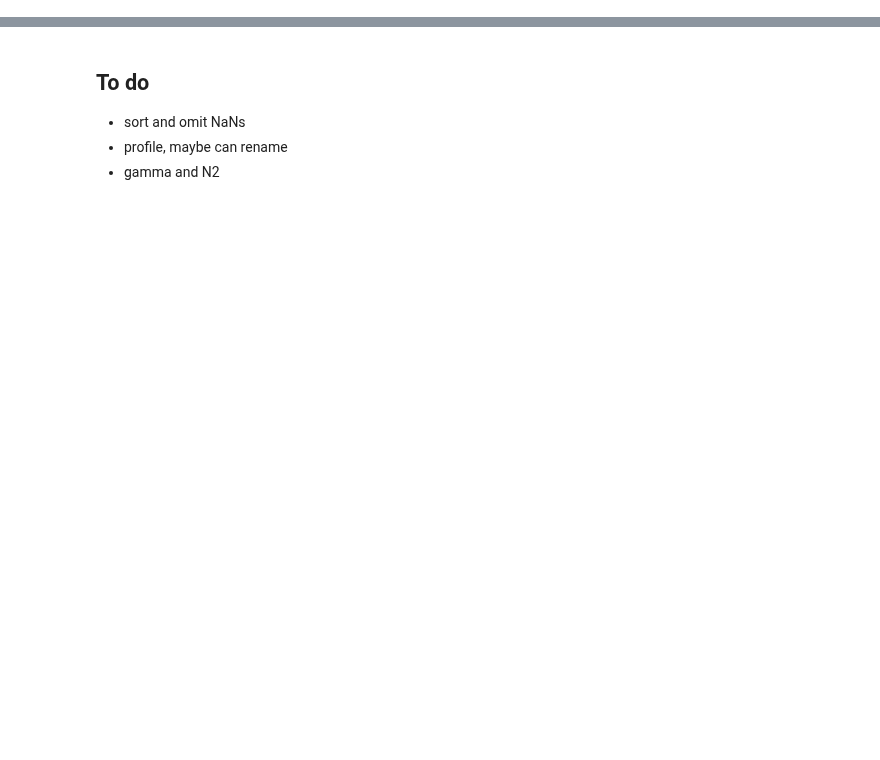
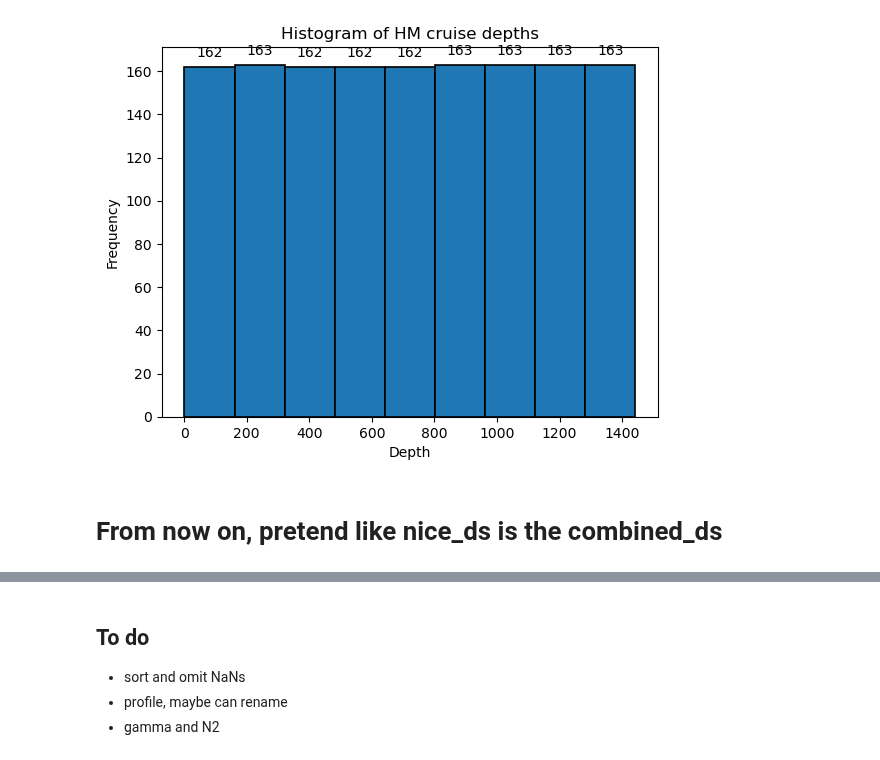
Before and after one commit to lisanneblok/ArcticTurbulence, a Jupyter notebook: data_exploration/load_ds.ipynb, the cells around one changed output, grey strips where cells are left out. Cells and saved outputs as stored; diff of their text form; code cells hidden in the pictures; blank space fills up the shorter version.

```diff
--- a/data_exploration/load_ds.ipynb
+++ b/data_exploration/load_ds.ipynb
@@ -129,0 +151,5 @@ df
+# %%
+alberto_ds = alberto_ds.drop_vars('time')
+mosaic_ds = mosaic_ds.drop_vars('time')
+HM_ds = HM_ds.drop_vars('time')
+arctic_ds = arctic_ds.drop_vars('time')
@@ -129,0 +406,20 @@ df
+# %%
+# take the max depth for every profile
+max_depths = HM_ds.depth.values
+fig, ax = plt.subplots()
+n, bins, patches = plt.hist(max_depths, bins=9, edgecolor='black', linewidth=1.2)
+# Add labels and title
+plt.xlabel('Depth')
+plt.ylabel('Frequency')
+plt.title('Histogram of HM cruise depths')
+
+# Add text labels to each bin
+for i in range(len(patches)):
+    x = patches[i].get_x() + patches[i].get_width() / 2
+    y = patches[i].get_height()
+    ax.annotate(str(int(y)), xy=(x, y), xytext=(0, 5), textcoords="offset points", ha='center', va='bottom')
+
+# Show the plot
+plt.show()
+# %% [output]
+[figure, added]
@@ -129,0 +428,2 @@ df
+# %% [markdown]
+# From now on, pretend like nice_ds is the combined_ds
```
Also changed, not shown: parts of 74 cells of this notebook.
